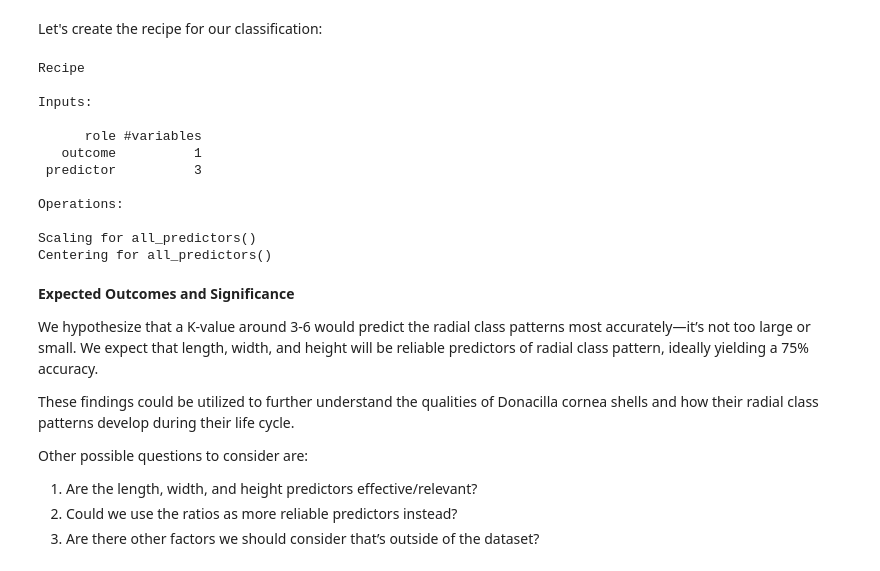
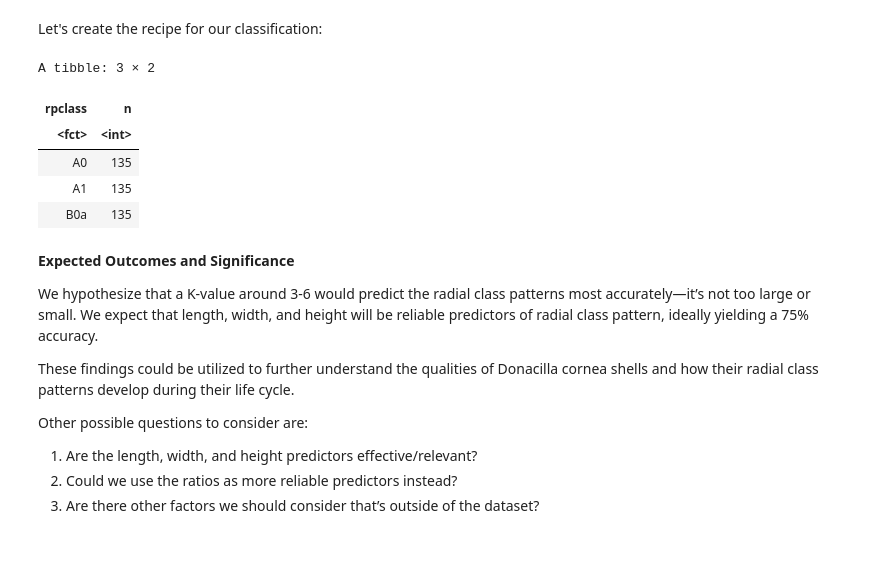
Before and after one commit to rhe9598/dsci_group_project, a Jupyter notebook: DcorneaReport.ipynb, the cells around one changed output. Drawn from its saved outputs; the diff is of its cells as text; code cells hidden in the pictures.

Commit message:
Fixed oversampling issue

```diff
--- a/DcorneaReport.ipynb
+++ b/DcorneaReport.ipynb
@@ -158,29 +120,39 @@ height_distrubtion
 Let's create the recipe for our classification:
 # %%
 set.seed(9999)
+
 
 knn_spec <- nearest_neighbor(weight_func = "rectangular", neighbors = tune()) |>
       set_engine("kknn") |>
       set_mode("classification")
 
 shell_recipe <- recipe(rpclass ~ l + w + h, data = training_data) |>
                        step_scale(all_predictors()) |>
                        step_center(all_predictors())
 
-shell_recipe
+
+#fix oversampling issue by using the step_upsample function
+
+
+shell_recipe <- step_upsample(shell_recipe, rpclass, over_ratio = 1, skip = FALSE) |>
+                    prep()
+
+
+shell_upsampled <- bake(shell_recipe, training_data)
+
+
+shell_upsampled <- shell_upsampled |>
+                group_by(rpclass) |>
+                summarize(n = n())
+
+shell_upsampled
 # %% [output]
-Recipe
-
-Inputs:
-
-      role #variables
-   outcome          1
- predictor          3
-
-Operations:
-
-Scaling for all_predictors()
-Centering for all_predictors()
+A tibble: 3 × 2
+| rpclass | n |
+| <fct> | <int> |
+| A0 | 135 |
+| A1 | 135 |
+| B0a | 135 |
 # %% [markdown]
 **Expected Outcomes and Significance**
 
```
Also changed, not shown: parts of 4 cells of this notebook.
